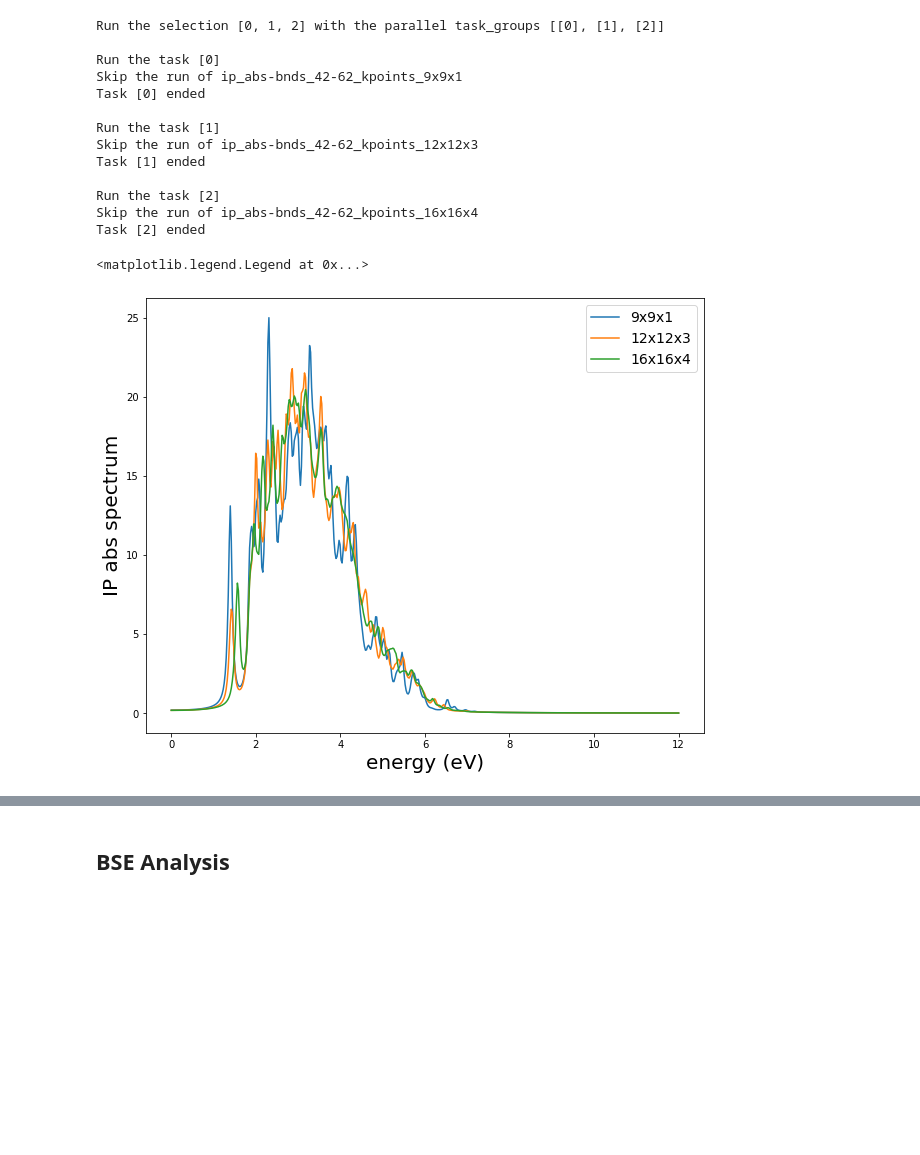
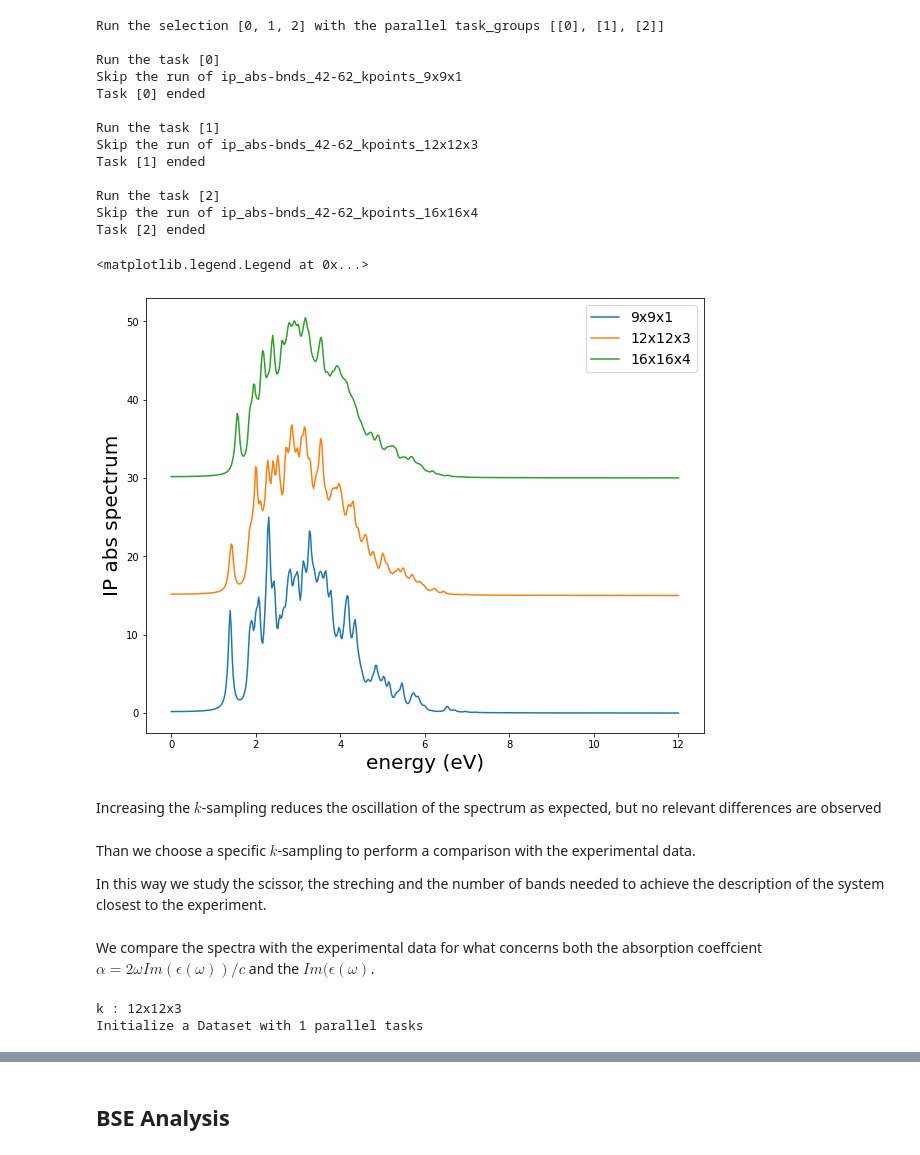
Before and after one commit to marcodalessandro76/WSe2, a Jupyter notebook: EQ_Optics.ipynb, the cells around one changed output, grey strips where cells are left out. Drawn from its saved outputs; the diff is of its cells as text; code cells hidden in the pictures; blank space fills up the shorter version.

```diff
--- a/EQ_Optics.ipynb
+++ b/EQ_Optics.ipynb
@@ -27,10 +27,10 @@ Initialize a Yambo calculator with scheduler direct
 # RunRules for ismhpc
 # The product of ntasks_per_node*cpus_per_task is equal to 32.
 # Many mpi are needed for better performances
-nodes = 2
-ntasks_per_node = 16 #16
-cpus_per_task = 2 #2
-omp_num_threads = 2 #2
+nodes = 1
+ntasks_per_node = 32 #16
+cpus_per_task = 1 #2
+omp_num_threads = 1 #2
 
 ntasks = nodes*ntasks_per_node
 
@@ -136,14 +137,51 @@ Task [2] ended
 # %%
 fig, ax = plt.subplots(figsize=(10, 8))
 
 for ind,k in enumerate(kpoints):
     data = results[ind].data['eps_q1_ip']
     energy = data['energy']
     eps_im = data['eps_imag']
-    ax.plot(energy,eps_im,label=k)
+    ax.plot(energy,15*ind+eps_im,label=k)
 ax.set_ylabel('IP abs spectrum',size=20)
 ax.set_xlabel('energy (eV)',size=20)
 ax.legend(fontsize=14)
 # %% [output]
 <matplotlib.legend.Legend at 0x...>
-[figure, old version]
+[figure, new version]
+# %% [markdown]
+Increasing the $k$-sampling reduces the oscillation of the spectrum as expected, but
+no relevant differences are observed
+# %% [markdown]
+Than we choose a specific $k$-sampling to perform a comparison with the experimental data.
+
+In this way we study the scissor, the streching and the number of bands needed to
+achieve the description of the system closest to the experiment.
+# %% [markdown]
+We compare the spectra with the experimental data for what concerns both the absorption coeffcient
+$\alpha = 2\omega Im(\epsilon(\omega))/c$ and the $Im(\epsilon(\omega)$.
+# %%
+k = kpoints[1]
+print('k :',k)
+run_dir = os.path.join(run_path,k)
+
+damping = [0.07,0.07] # eV
+energy_range = [0,6] # energy range in eV
+energy_step = 500 # number of energy step
+elec_field = [1.,0.,0.]
+bands_trans = [42,62]
+scissor = {'9x9x1' : 0.25, '12x12x3' : 0.18, '16x16x4' : 0.05}
+XfnQP_E = {'9x9x1' :  [0.25,1.,1.], '12x12x3' : [0.18,1.,1.], '16x16x4' : [0.0,1,1.2]}
+stretching = 1 # to be implemented
+
+study = D.Dataset(num_tasks=1,verbose=True,skip=True)
+study.set_postprocessing_function(PP.yambo_parse_data)
+
+inp = I.YamboInput('yambo -o c',folder=run_dir)
+inp.set_array_variables(LongDrXd = elec_field,XfnQP_E=XfnQP_E[k]) # electric field / scissor and streching
+inp.set_array_variables(units='eV',DmRngeXd=damping,EnRngeXd=energy_range) # damping / energy range
+inp.set_array_variables(ETStpsXd =energy_step, BndsRnXd=bands_trans,QpntsRXd=[1,1]) # energy step / bands or transitions / momentum transfer
+idd = 'ip_abs-bnds_%s-%s'%(bands_trans[0],bands_trans[1])
+study.append_run(id=idd,input=inp,runner=code,run_dir=run_dir)
+# %% [output]
+k : 12x12x3
+Initialize a Dataset with 1 parallel tasks
```
Also changed, not shown: parts of 20 cells of this notebook, 1 other file.
